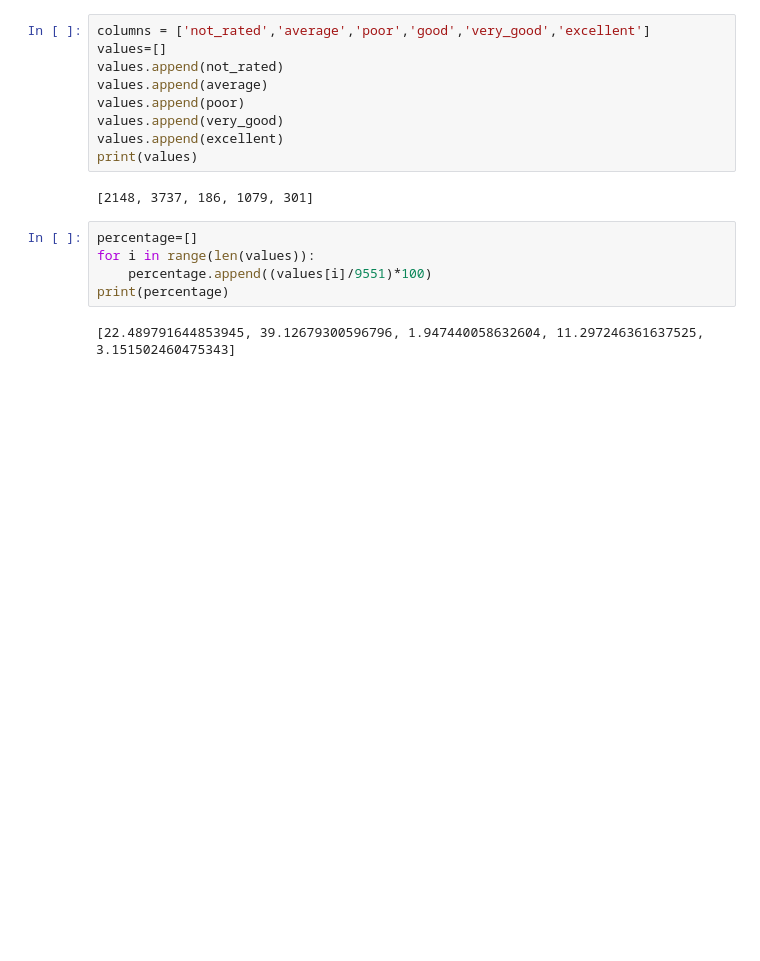
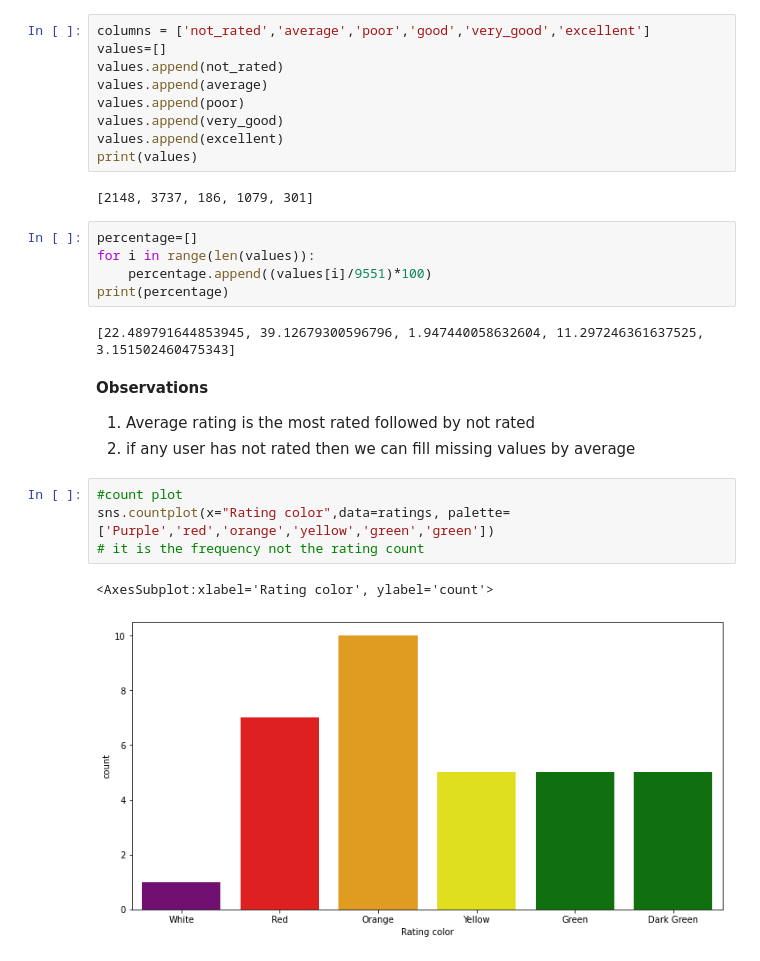
Before and after one commit to vrajnena/Feature_Engineering, a Jupyter notebook: Zomato_Feature_Engineering.ipynb, the cells around one changed output. Drawn from its saved outputs; the diff is of its cells as text; blank space fills up the shorter version.

```diff
--- a/Zomato_Feature_Engineering.ipynb
+++ b/Zomato_Feature_Engineering.ipynb
@@ -327,3 +327,14 @@ for i in range(len(values)):
 print(percentage)
 # %% [output]
 [22.489791644853945, 39.12679300596796, 1.947440058632604, 11.297246361637525, 3.151502460475343]
+# %% [markdown]
+**Observations**
+1. Average rating is the most rated followed by not  rated
+2. if any user has not rated then we can fill missing values by average
+# %%
+#count plot
+sns.countplot(x="Rating color",data=ratings, palette=['Purple','red','orange','yellow','green','green'])
+# it is the frequency not the rating count
+# %% [output]
+<AxesSubplot:xlabel='Rating color', ylabel='count'>
+[figure, added]
```
Also changed, not shown: parts of 11 cells of this notebook.
